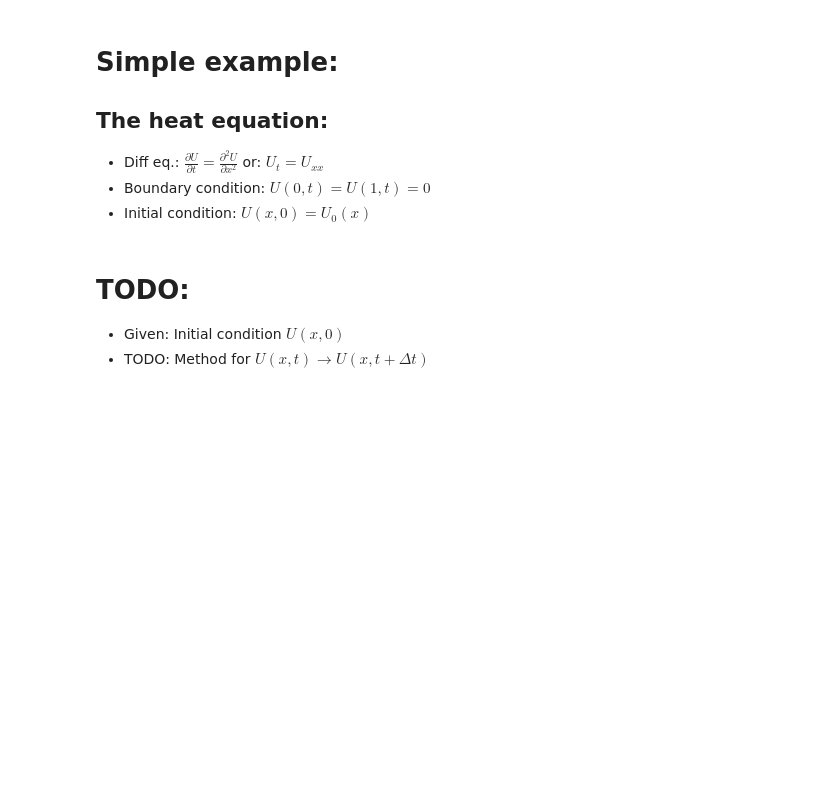
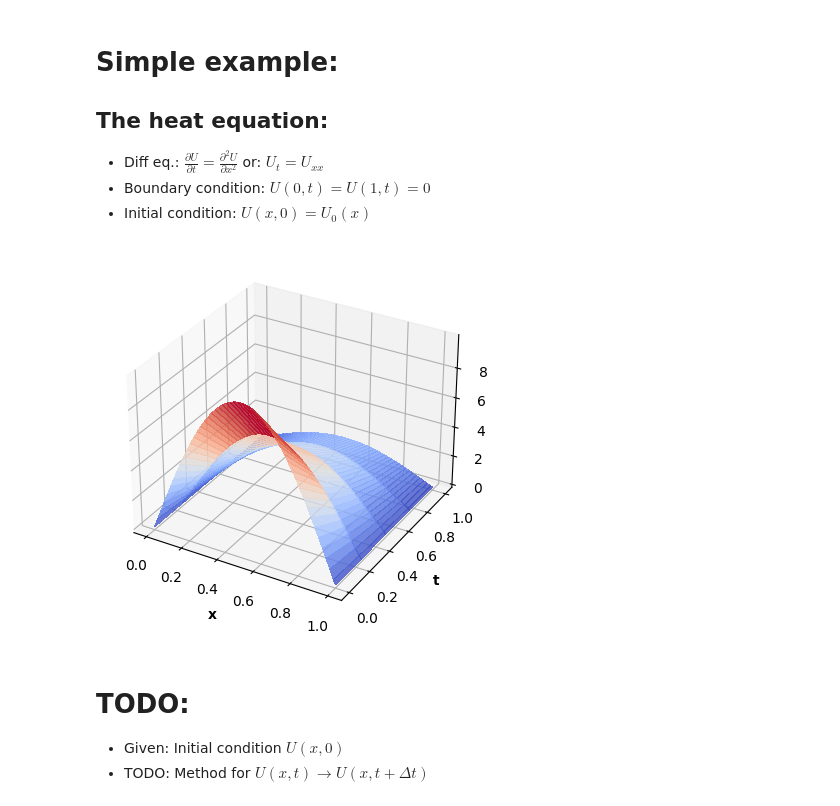
Before and after one commit to QuantCourseBP/QuantCourseBP, a Jupyter notebook: Lectures/Finite_method_intro/Finite_difference_method_intro.ipynb, the cells around one changed output. Drawn from its saved outputs; the diff is of its cells as text; code cells hidden in the pictures; blank space fills up the shorter version.

Commit message:
Implement 2D plotting

```diff
--- a/Lectures/Finite_method_intro/Finite_difference_method_intro.ipynb
+++ b/Lectures/Finite_method_intro/Finite_difference_method_intro.ipynb
@@ -68,8 +68,41 @@ Similarly for second order differnces:
 * Boundary condition: $U(0,t) = U(1,t)=0$
 * Initial condition: $U(x,0) = U_0(x)$
 # %%
+import numpy as np
+from matplotlib import cm
+# %matplotlib notebook
+
 def heat_simple_solution(x, t):
-    return np.exp(-1.0*np.sqrt(np.pi)*t)*np.sin(np.pi * x)
+    return 10.*np.exp(-1.0*np.sqrt(np.pi)*t)*np.sin(np.pi * x)
+
+def plot_2d(x_min_max_Nstep, y_min_max_Nstep, analytic_func=None, grid_values=None,
+            labels={'x':'x', 'y':'y', 'z':'Value'}, z_lim=None):
+    assert (analytic_func is not None or grid_values is not None), "Analytical function or grid_values needed as imput"
+    for needed_label in ['x', 'y', 'z']:
+        assert needed_label in labels, f"The {needed_label} is missing from {labels}"
+    if grid_values is not None:
+        exp_grid_shape = (y_min_max_Nstep[2], x_min_max_Nstep[2], )
+        assert grid_values.shape == exp_grid_shape,\
+                f"Incorrect Grid shape: expected: {exp_grid_shape}, actual: {grid_values.shape}"
+
+    xs = np.linspace(*x_min_max_Nstep)
+    ys = np.linspace(*y_min_max_Nstep)
+    grid_x, grid_y = np.meshgrid(xs, ys)
+    fug, ax = plt.subplots(subplot_kw={'projection': '3d'})
+    if analytic_func is not None:
+        values = analytic_func(grid_x, grid_y)
+        ax.plot_surface(grid_x, grid_y, values, cmap=cm.coolwarm, linewidth=0, antialiased=False, alpha=0.8)
+    if grid_values is not None:
+        ax.plot_surface(grid_x, grid_y, grid_values, cmap=cm.coolwarm, linewidth=0, antialiased=False, alpha=0.8)
+    ax.set_xlabel(labels['x'], fontweight='bold')
+    ax.set_ylabel(labels['y'], fontweight='bold')
+    ax.set_zlabel(labels['z'], fontweight='bold')
+    if z_lim is not None:
+        ax.set_zlim(*z_lim)
+# %%
+plot_2d((0., 1., 100), (0., 1., 5), heat_simple_solution, labels={'x':'x', 'y':'t', 'z':'Values'})
+# %% [output]
+[figure, added]
 # %% [markdown]
 # TODO:
 * Given: Initial condition $U(x, 0)$
```
Also changed, not shown: parts of 2 cells of this notebook.
